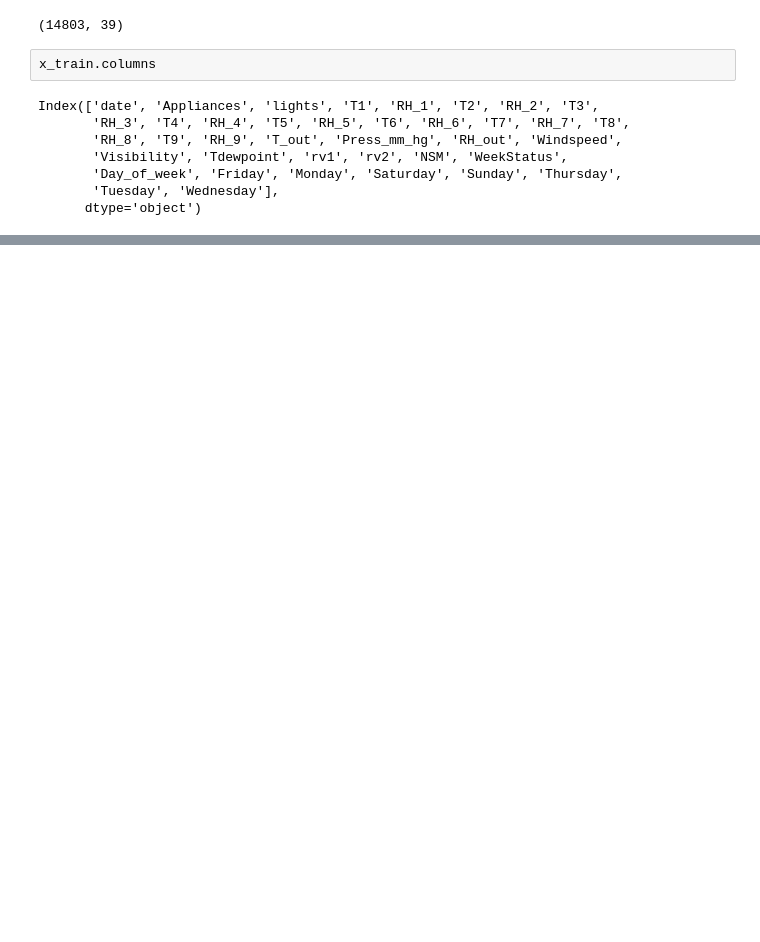
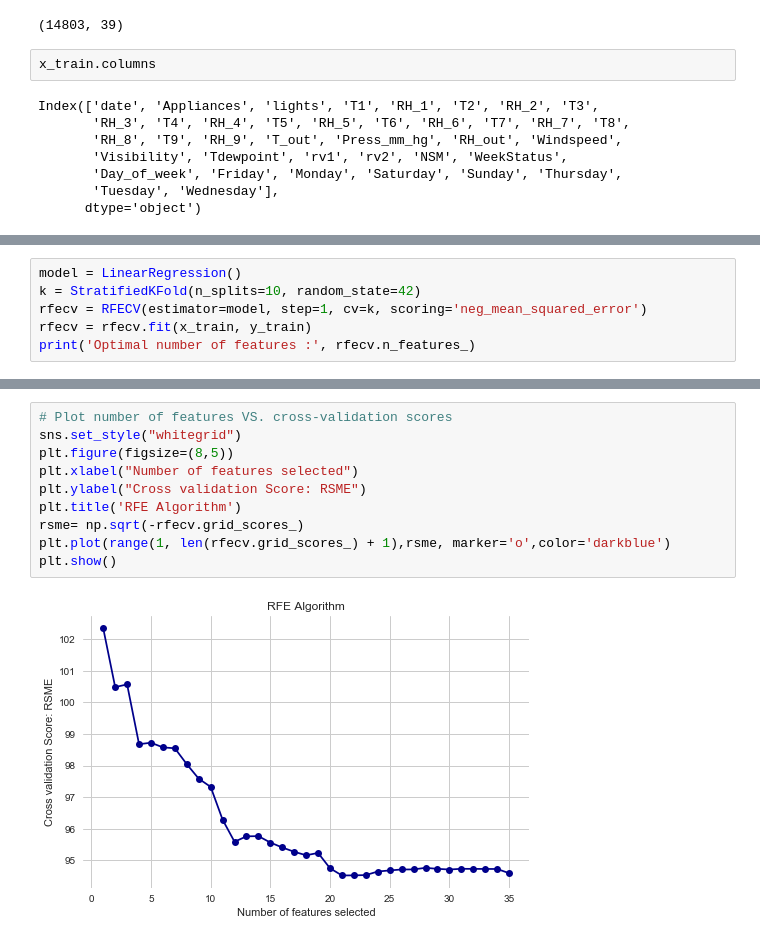
Before and after one commit to arianaroz/comp257-portfolio-2019, a Jupyter notebook: Portfolio 2.ipynb, the cells around one changed output, grey strips where cells are left out. Cells and saved outputs as stored; diff of their text form; blank space fills up the shorter version.

```diff
--- a/Portfolio 2.ipynb
+++ b/Portfolio 2.ipynb
@@ -436,0 +452,6 @@ MAE: 53.13891233505933
+# %%
+model = LinearRegression()
+k = StratifiedKFold(n_splits=10, random_state=42)
+rfecv = RFECV(estimator=model, step=1, cv=k, scoring='neg_mean_squared_error')
+rfecv = rfecv.fit(x_train, y_train)
+print('Optimal number of features :', rfecv.n_features_)
@@ -436,0 +469,12 @@ MAE: 53.13891233505933
+# %%
+# Plot number of features VS. cross-validation scores
+sns.set_style("whitegrid")
+plt.figure(figsize=(8,5))
+plt.xlabel("Number of features selected")
+plt.ylabel("Cross validation Score: RSME")
+plt.title('RFE Algorithm')
+rsme= np.sqrt(-rfecv.grid_scores_)
+plt.plot(range(1, len(rfecv.grid_scores_) + 1),rsme, marker='o',color='darkblue')
+plt.show()
+# %% [output]
+[figure, added]
```
Also changed, not shown: parts of 25 cells of this notebook.
